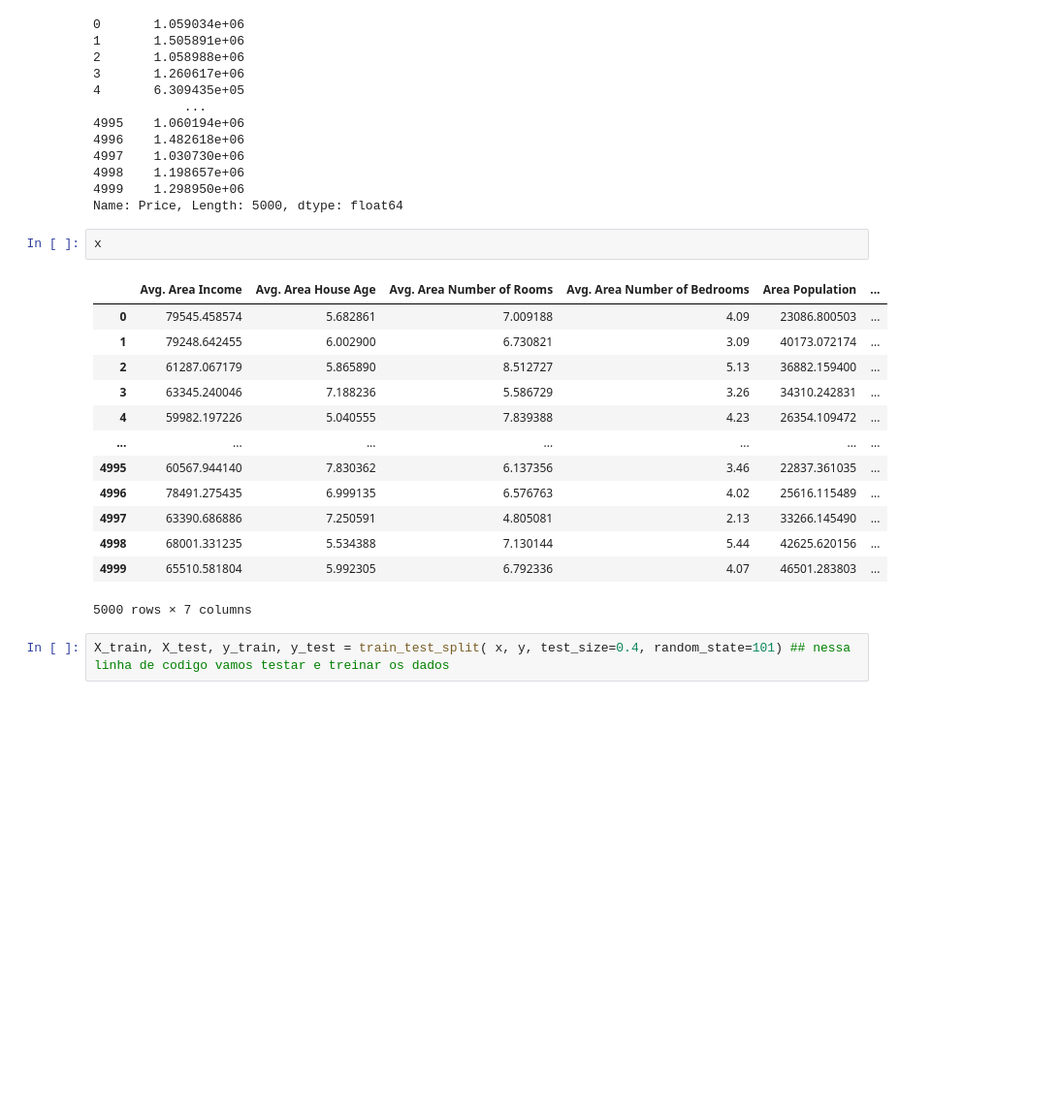
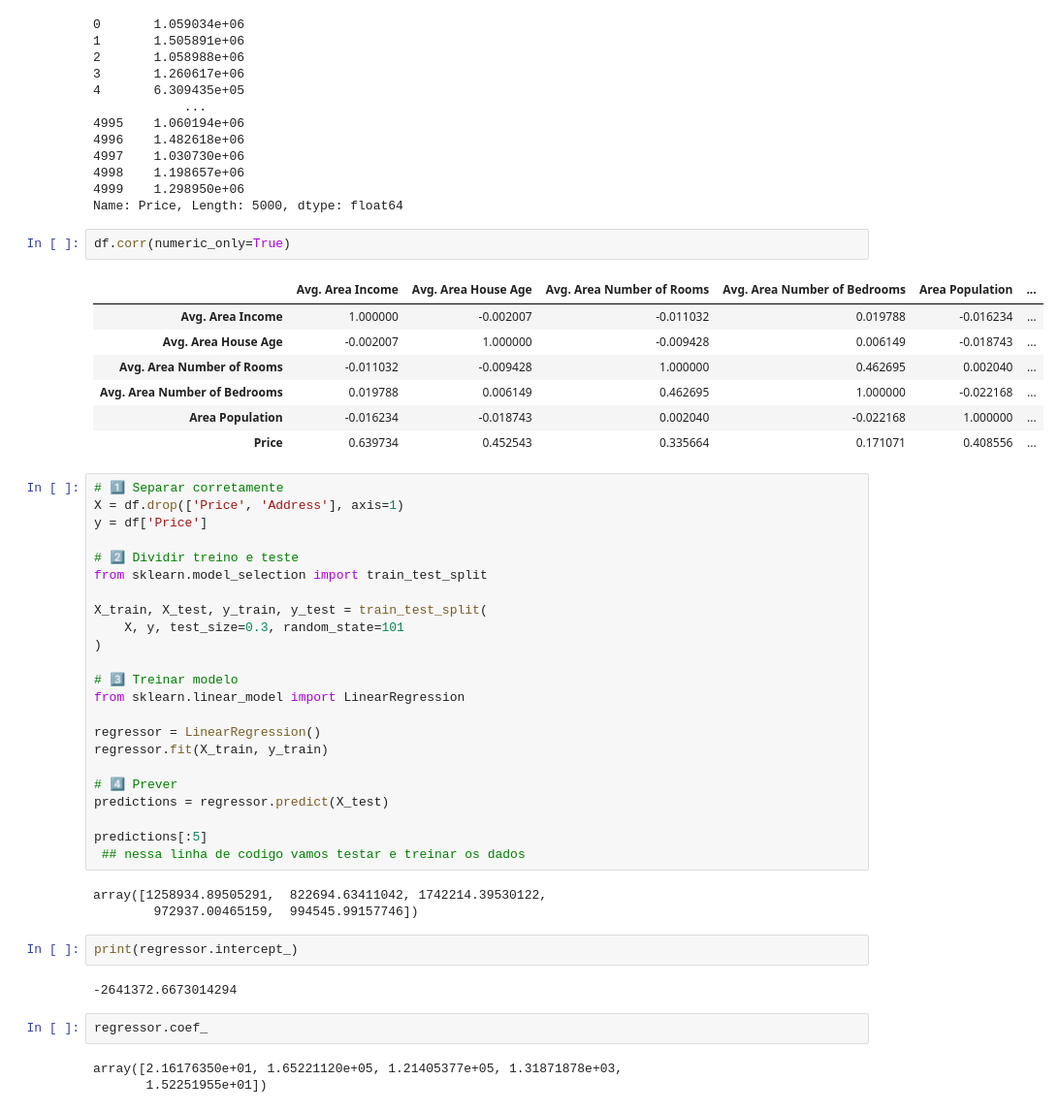
Before and after one commit to VitorPio7/python-analysis-book, a Jupyter notebook: linear_regression.ipynb, the cells around one changed output. Shown at 97% size. Drawn from its saved outputs; the diff is of its cells as text; blank space fills up the shorter version.

```diff
--- a/linear_regression.ipynb
+++ b/linear_regression.ipynb
@@ -97,20 +97,47 @@ y
 4999    1.298950e+06
 Name: Price, Length: 5000, dtype: float64
 # %%
-x
+df.corr(numeric_only=True)
 # %% [output]
 |  | Avg. Area Income | Avg. Area House Age | Avg. Area Number of Rooms | Avg. Area Number of Bedrooms | Area Population | ... |
-| 0 | 79545.458574 | 5.682861 | 7.009188 | 4.09 | 23086.800503 | ... |
-| 1 | 79248.642455 | 6.002900 | 6.730821 | 3.09 | 40173.072174 | ... |
-| 2 | 61287.067179 | 5.865890 | 8.512727 | 5.13 | 36882.159400 | ... |
-| 3 | 63345.240046 | 7.188236 | 5.586729 | 3.26 | 34310.242831 | ... |
-| 4 | 59982.197226 | 5.040555 | 7.839388 | 4.23 | 26354.109472 | ... |
-| ... | ... | ... | ... | ... | ... | ... |
-| 4995 | 60567.944140 | 7.830362 | 6.137356 | 3.46 | 22837.361035 | ... |
-| 4996 | 78491.275435 | 6.999135 | 6.576763 | 4.02 | 25616.115489 | ... |
-| 4997 | 63390.686886 | 7.250591 | 4.805081 | 2.13 | 33266.145490 | ... |
-| 4998 | 68001.331235 | 5.534388 | 7.130144 | 5.44 | 42625.620156 | ... |
-| 4999 | 65510.581804 | 5.992305 | 6.792336 | 4.07 | 46501.283803 | ... |
+| Avg. Area Income | 1.000000 | -0.002007 | -0.011032 | 0.019788 | -0.016234 | ... |
+| Avg. Area House Age | -0.002007 | 1.000000 | -0.009428 | 0.006149 | -0.018743 | ... |
+| Avg. Area Number of Rooms | -0.011032 | -0.009428 | 1.000000 | 0.462695 | 0.002040 | ... |
+| Avg. Area Number of Bedrooms | 0.019788 | 0.006149 | 0.462695 | 1.000000 | -0.022168 | ... |
+| Area Population | -0.016234 | -0.018743 | 0.002040 | -0.022168 | 1.000000 | ... |
+| Price | 0.639734 | 0.452543 | 0.335664 | 0.171071 | 0.408556 | ... |
-5000 rows × 7 columns
 # %%
-X_train, X_test, y_train, y_test = train_test_split( x, y, test_size=0.4, random_state=101) ## nessa linha de codigo vamos testar e treinar os dados
+# 1️⃣ Separar corretamente
+X = df.drop(['Price', 'Address'], axis=1)
+y = df['Price']
+
+# 2️⃣ Dividir treino e teste
+from sklearn.model_selection import train_test_split
+
+X_train, X_test, y_train, y_test = train_test_split(
+    X, y, test_size=0.3, random_state=101
+)
+
+# 3️⃣ Treinar modelo
+from sklearn.linear_model import LinearRegression
+
+regressor = LinearRegression()
+regressor.fit(X_train, y_train)
+
+# 4️⃣ Prever
+predictions = regressor.predict(X_test)
+
+predictions[:5]
+ ## nessa linha de codigo vamos testar e treinar os dados
+# %% [output]
+array([1258934.89505291,  822694.63411042, 1742214.39530122,
+        972937.00465159,  994545.99157746])
+# %%
+print(regressor.intercept_)
+# %% [output]
+-2641372.6673014294
+# %%
+regressor.coef_
+# %% [output]
+array([2.16176350e+01, 1.65221120e+05, 1.21405377e+05, 1.31871878e+03,
+       1.52251955e+01])
```
Also changed, not shown: parts of 17 cells of this notebook, 3 other files.
